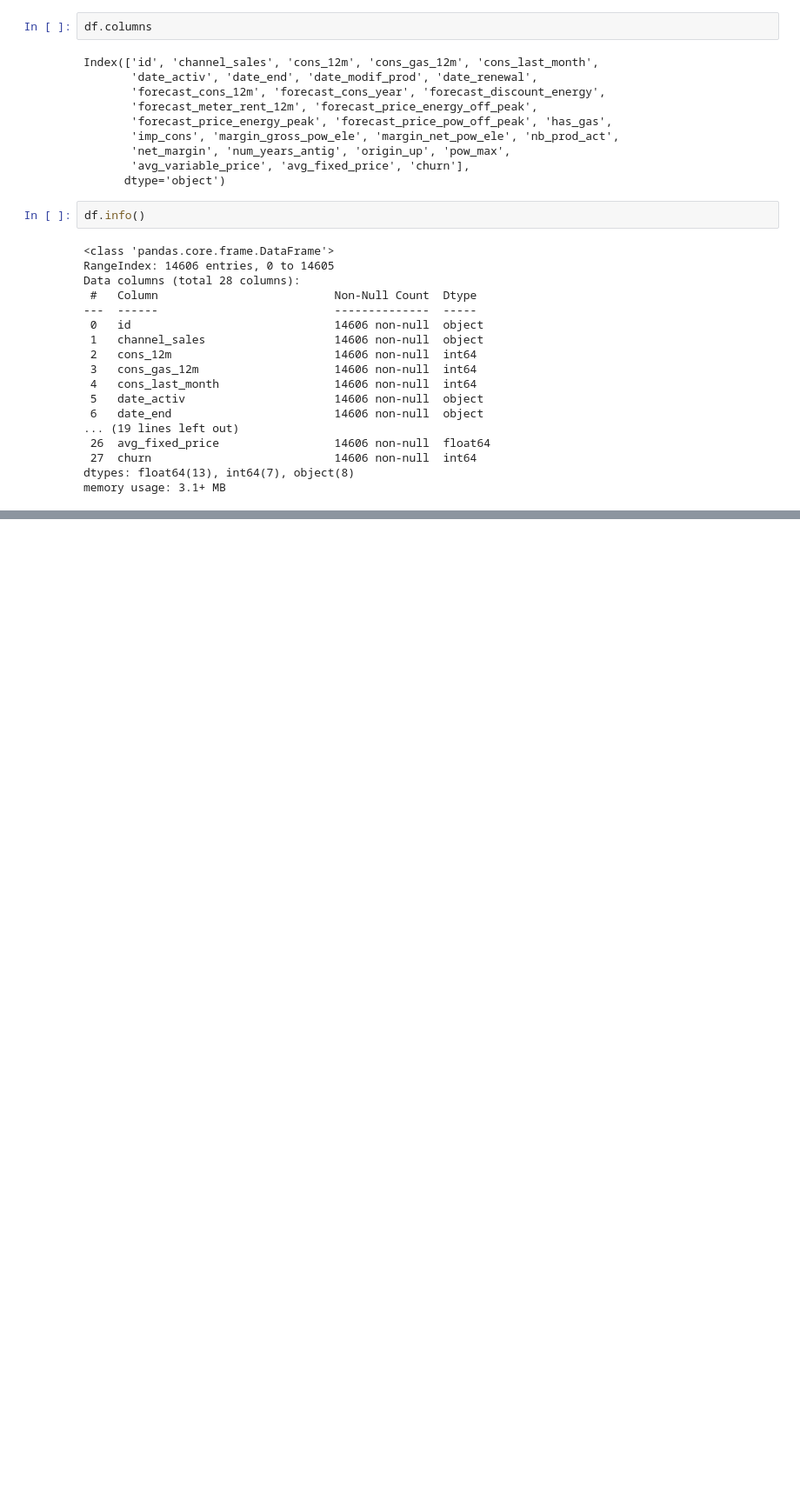
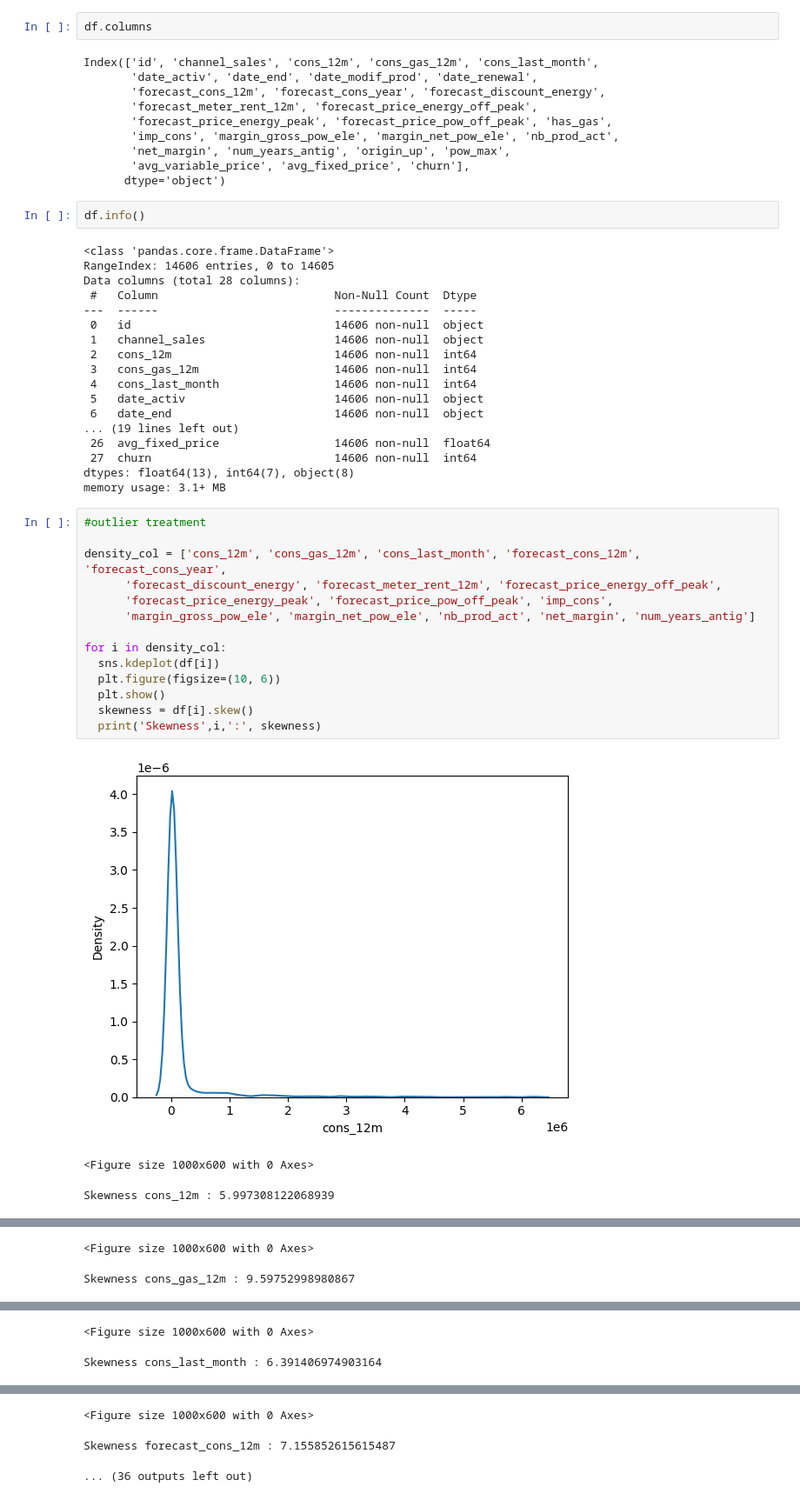
Before and after one commit to pi-mishra/BCG-Data-science-and-analytics-internship, a Jupyter notebook: BCG_FeatureEngineering_Modelling.ipynb, the cells around one changed output, grey strips where cells are left out. Shown at 87% size. Drawn from its saved outputs; the diff is of its cells as text; blank space fills up the shorter version.

```diff
--- a/BCG_FeatureEngineering_Modelling.ipynb
+++ b/BCG_FeatureEngineering_Modelling.ipynb
@@ -70,3 +80,21 @@ Data columns (total 28 columns):
  27  churn                           14606 non-null  int64
 dtypes: float64(13), int64(7), object(8)
 memory usage: 3.1+ MB
+# %%
+#outlier treatment
+
+density_col = ['cons_12m', 'cons_gas_12m', 'cons_last_month', 'forecast_cons_12m', 'forecast_cons_year',
+      'forecast_discount_energy', 'forecast_meter_rent_12m', 'forecast_price_energy_off_peak',
+      'forecast_price_energy_peak', 'forecast_price_pow_off_peak', 'imp_cons',
+      'margin_gross_pow_ele', 'margin_net_pow_ele', 'nb_prod_act', 'net_margin', 'num_years_antig']
+
+for i in density_col:
+  sns.kdeplot(df[i])
+  plt.figure(figsize=(10, 6))
+  plt.show()
+  skewness = df[i].skew()
+  print('Skewness',i,':', skewness)
+# %% [output]
+[figure, added]
+<Figure size 1000x600 with 0 Axes>
+Skewness cons_12m : 5.997308122068939
@@ -72,0 +102,2 @@ memory usage: 3.1+ MB
+<Figure size 1000x600 with 0 Axes>
+Skewness cons_gas_12m : 9.59752998980867
@@ -72,0 +105,2 @@ memory usage: 3.1+ MB
+<Figure size 1000x600 with 0 Axes>
+Skewness cons_last_month : 6.391406974903164
@@ -72,0 +108,3 @@ memory usage: 3.1+ MB
+<Figure size 1000x600 with 0 Axes>
+Skewness forecast_cons_12m : 7.155852615615487
+... (36 outputs left out)
```
Also changed, not shown: parts of 2 cells of this notebook.
